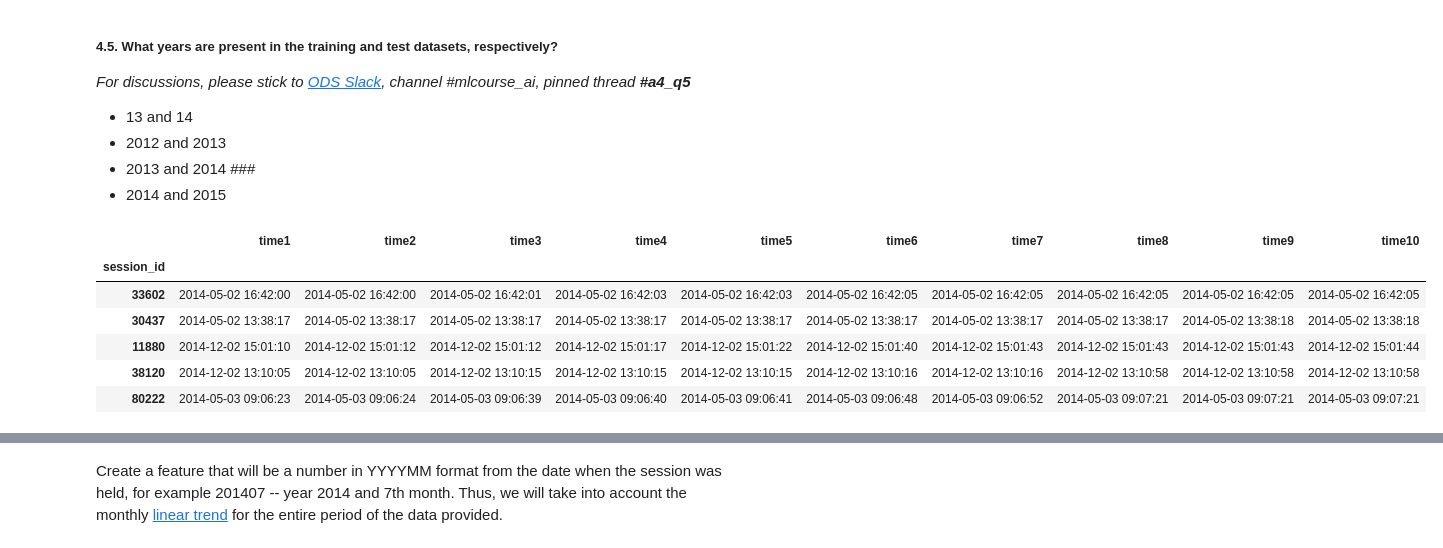
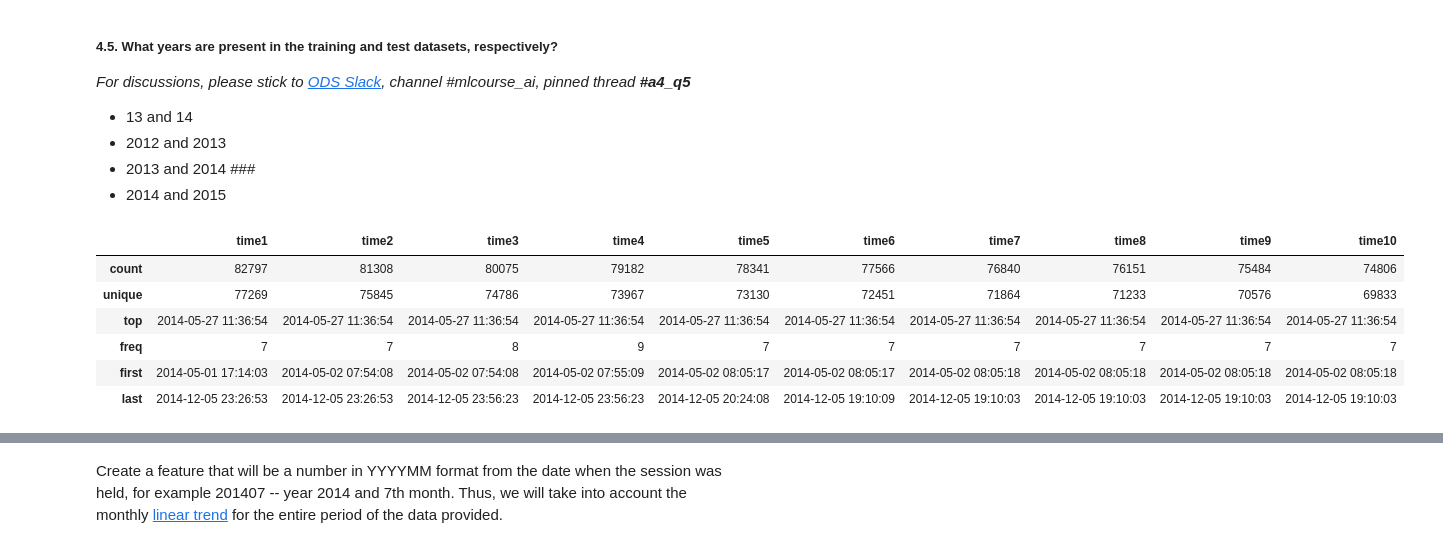
Before and after one commit to requiemofthesouls/USML_homeworks, a Jupyter notebook: ML/Assignment 4. Logistic regression/assignment4_websites_logistic_regression.ipynb, the cells around one changed output, grey strips where cells are left out. Saved outputs shown, nothing was run; the diff lists cells and outputs as text; code cells hidden in the pictures.

```diff
--- a/ML/Assignment 4. Logistic regression/assignment4_websites_logistic_regression.ipynb
+++ b/ML/Assignment 4. Logistic regression/assignment4_websites_logistic_regression.ipynb
@@ -460,12 +465,12 @@ Now we are going to try to improve the quality of our model by adding new featur
 # %%
 times = ['time%s' % x for x in range(1, 11)]
 # %%
-test_df[times].sample(5)
+test_df[times].describe()
 # %% [output]
 |  | time1 | time2 | time3 | time4 | time5 | time6 | time7 | time8 | time9 | time10 |
-| session_id |  |  |  |  |  |  |  |  |  |  |
-| 33602 | 2014-05-02 16:42:00 | 2014-05-02 16:42:00 | 2014-05-02 16:42:01 | 2014-05-02 16:42:03 | 2014-05-02 16:42:03 | 2014-05-02 16:42:05 | 2014-05-02 16:42:05 | 2014-05-02 16:42:05 | 2014-05-02 16:42:05 | 2014-05-02 16:42:05 |
-| 30437 | 2014-05-02 13:38:17 | 2014-05-02 13:38:17 | 2014-05-02 13:38:17 | 2014-05-02 13:38:17 | 2014-05-02 13:38:17 | 2014-05-02 13:38:17 | 2014-05-02 13:38:17 | 2014-05-02 13:38:17 | 2014-05-02 13:38:18 | 2014-05-02 13:38:18 |
-| 11880 | 2014-12-02 15:01:10 | 2014-12-02 15:01:12 | 2014-12-02 15:01:12 | 2014-12-02 15:01:17 | 2014-12-02 15:01:22 | 2014-12-02 15:01:40 | 2014-12-02 15:01:43 | 2014-12-02 15:01:43 | 2014-12-02 15:01:43 | 2014-12-02 15:01:44 |
-| 38120 | 2014-12-02 13:10:05 | 2014-12-02 13:10:05 | 2014-12-02 13:10:15 | 2014-12-02 13:10:15 | 2014-12-02 13:10:15 | 2014-12-02 13:10:16 | 2014-12-02 13:10:16 | 2014-12-02 13:10:58 | 2014-12-02 13:10:58 | 2014-12-02 13:10:58 |
-| 80222 | 2014-05-03 09:06:23 | 2014-05-03 09:06:24 | 2014-05-03 09:06:39 | 2014-05-03 09:06:40 | 2014-05-03 09:06:41 | 2014-05-03 09:06:48 | 2014-05-03 09:06:52 | 2014-05-03 09:07:21 | 2014-05-03 09:07:21 | 2014-05-03 09:07:21 |
+| count | 82797 | 81308 | 80075 | 79182 | 78341 | 77566 | 76840 | 76151 | 75484 | 74806 |
+| unique | 77269 | 75845 | 74786 | 73967 | 73130 | 72451 | 71864 | 71233 | 70576 | 69833 |
+| top | 2014-05-27 11:36:54 | 2014-05-27 11:36:54 | 2014-05-27 11:36:54 | 2014-05-27 11:36:54 | 2014-05-27 11:36:54 | 2014-05-27 11:36:54 | 2014-05-27 11:36:54 | 2014-05-27 11:36:54 | 2014-05-27 11:36:54 | 2014-05-27 11:36:54 |
+| freq | 7 | 7 | 8 | 9 | 7 | 7 | 7 | 7 | 7 | 7 |
+| first | 2014-05-01 17:14:03 | 2014-05-02 07:54:08 | 2014-05-02 07:54:08 | 2014-05-02 07:55:09 | 2014-05-02 08:05:17 | 2014-05-02 08:05:17 | 2014-05-02 08:05:18 | 2014-05-02 08:05:18 | 2014-05-02 08:05:18 | 2014-05-02 08:05:18 |
+| last | 2014-12-05 23:26:53 | 2014-12-05 23:26:53 | 2014-12-05 23:56:23 | 2014-12-05 23:56:23 | 2014-12-05 20:24:08 | 2014-12-05 19:10:09 | 2014-12-05 19:10:03 | 2014-12-05 19:10:03 | 2014-12-05 19:10:03 | 2014-12-05 19:10:03 |
```
Also changed, not shown: parts of 31 cells of this notebook, 2 other files.
